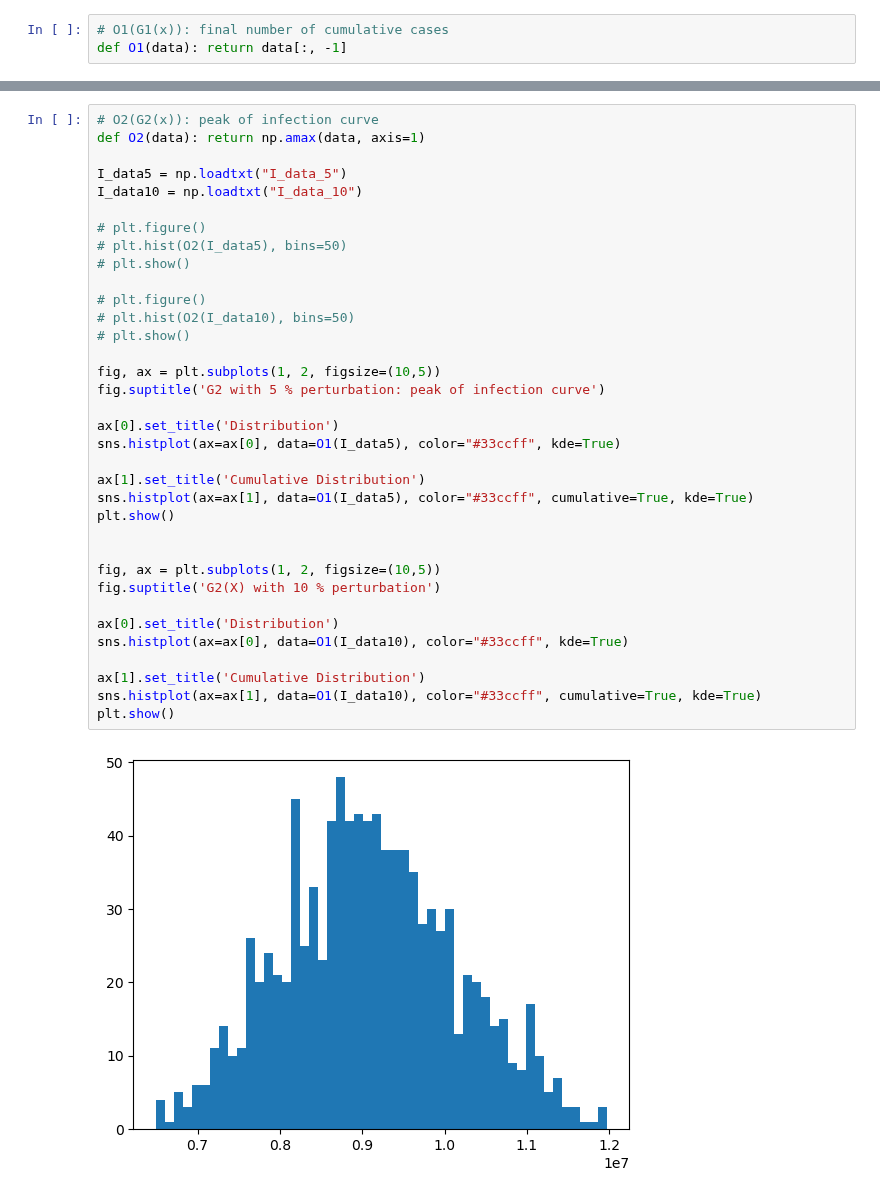
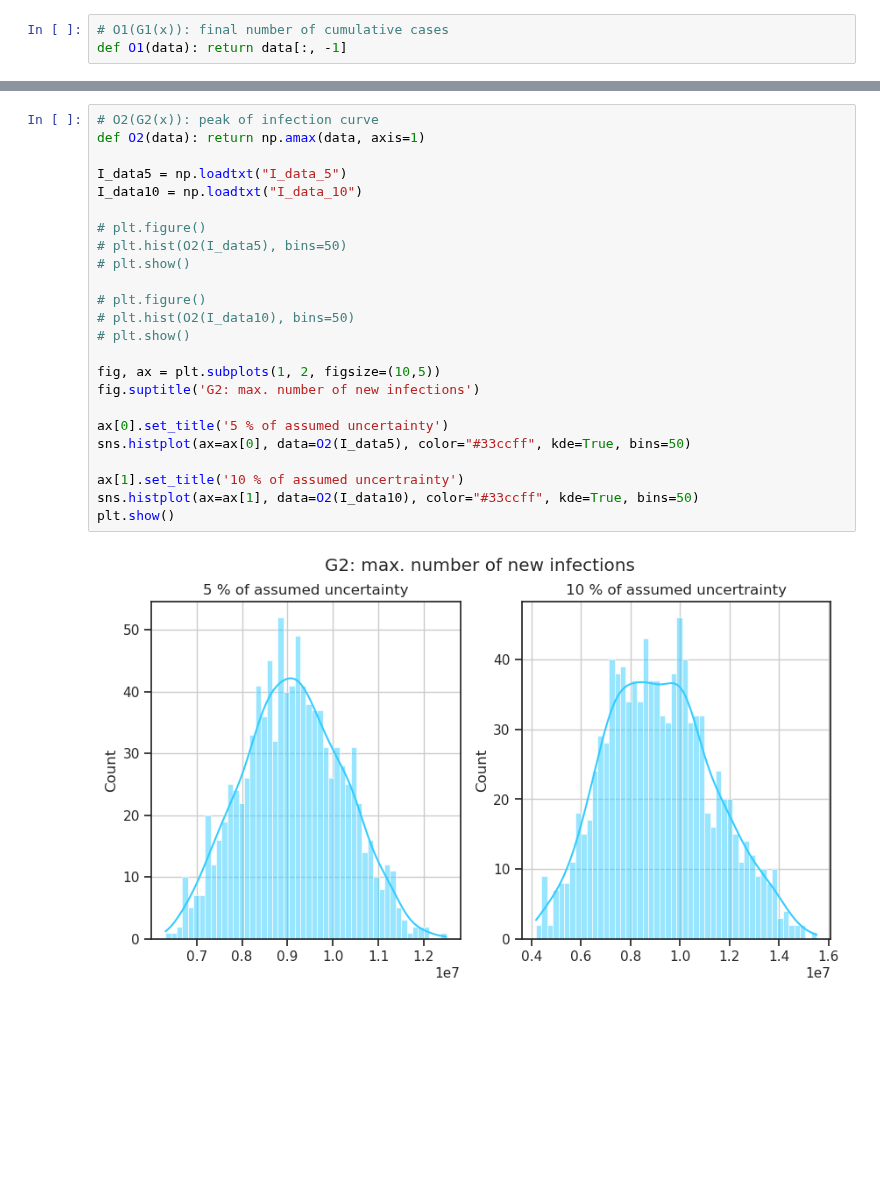
Before and after one commit to maximilian-nowak/uq-assignments, a Jupyter notebook: Assignment_1.ipynb, the cells around one changed output, grey strips where cells are left out. Drawn from its saved outputs; the diff is of its cells as text; blank space fills up the shorter version.

```diff
--- a/Assignment_1.ipynb
+++ b/Assignment_1.ipynb
@@ -253,37 +253,26 @@ plt.show()
 # %%
 # O2(G2(x)): peak of infection curve
 def O2(data): return np.amax(data, axis=1)
 
 I_data5 = np.loadtxt("I_data_5")
 I_data10 = np.loadtxt("I_data_10")
 
 # plt.figure()
 # plt.hist(O2(I_data5), bins=50)
 # plt.show()
 
 # plt.figure()
 # plt.hist(O2(I_data10), bins=50)
 # plt.show()
 
 fig, ax = plt.subplots(1, 2, figsize=(10,5))
-fig.suptitle('G2 with 5 % perturbation: peak of infection curve')
+fig.suptitle('G2: max. number of new infections')
 
-ax[0].set_title('Distribution')
-sns.histplot(ax=ax[0], data=O1(I_data5), color="#33ccff", kde=True)
+ax[0].set_title('5 % of assumed uncertainty')
+sns.histplot(ax=ax[0], data=O2(I_data5), color="#33ccff", kde=True, bins=50)
 
-ax[1].set_title('Cumulative Distribution')
-sns.histplot(ax=ax[1], data=O1(I_data5), color="#33ccff", cumulative=True, kde=True)
+ax[1].set_title('10 % of assumed uncertrainty')
+sns.histplot(ax=ax[1], data=O2(I_data10), color="#33ccff", kde=True, bins=50)
 plt.show()
-
-
-fig, ax = plt.subplots(1, 2, figsize=(10,5))
-fig.suptitle('G2(X) with 10 % perturbation')
-
-ax[0].set_title('Distribution')
-sns.histplot(ax=ax[0], data=O1(I_data10), color="#33ccff", kde=True)
-
-ax[1].set_title('Cumulative Distribution')
-sns.histplot(ax=ax[1], data=O1(I_data10), color="#33ccff", cumulative=True, kde=True)
-plt.show()
 # %% [output]
-[figure, old version]
+[figure, new version]
```
Also changed, not shown: parts of 3 cells of this notebook.
